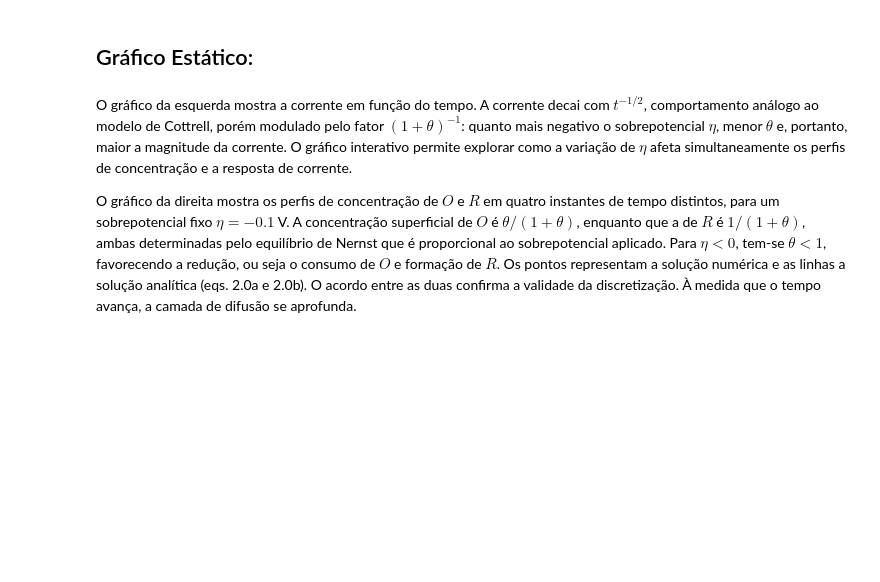
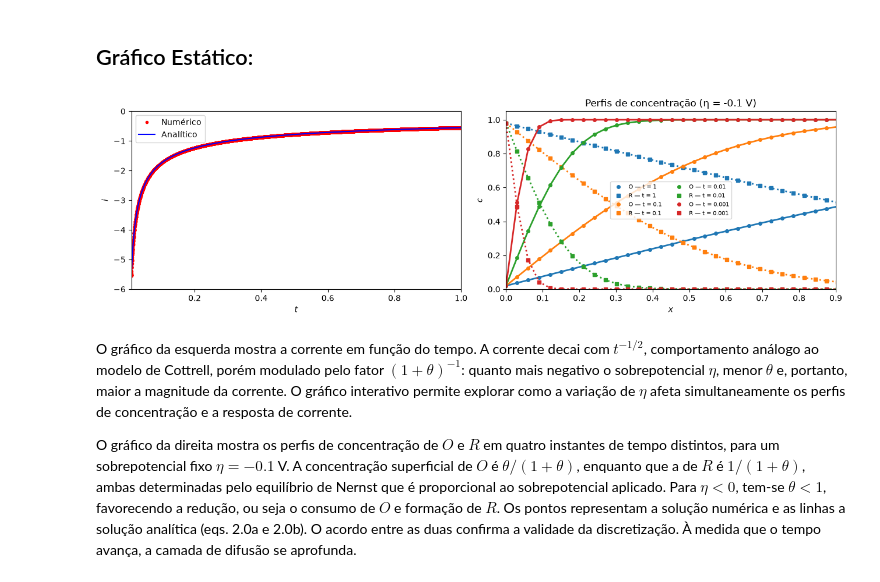
Before and after one commit to lochipe/PyFaraday, a Jupyter notebook: notebooks/02_step_diffusional_rev.ipynb, the cells around one changed output. Drawn from its saved outputs; the diff is of its cells as text; code cells hidden in the pictures; blank space fills up the shorter version.

```diff
--- a/notebooks/02_step_diffusional_rev.ipynb
+++ b/notebooks/02_step_diffusional_rev.ipynb
@@ -174,3 +181,5 @@ discretisation.process_model(model)
+# %%
+solver  = pybamm.IDAKLUSolver()
 # %% [markdown]
 ## Funções Analíticas:
 # %%
@@ -201,9 +210,8 @@ def analytical_current(t, eta):
 # %%
 DEFAULT_ETA = -0.1  # sobrepotencial padrão [V]
 
-static_solver  = pybamm.ScipySolver()
 time           = np.linspace(1e-5, 1, 1000)
-solution       = static_solver.solve(
+solution       = solver.solve(
     model, time, inputs={"Sobrepotencial Aplicado [V]": DEFAULT_ETA}
 )
 
@@ -231,33 +239,35 @@ for t_i, color in zip(times, colors):
     )
     # ── espécie R ─────────────────────────────────────────────────────────
     ax2.plot(
         x_plot, concentration_r_solution(t=t_i, x=x_plot),
         "s", color=color, markersize=5,
         label=f"R — t = {t_i}",
     )
     # analítico sem label — linha de referência, não entra na legenda
     ax2.plot(
         x_plot, analytical_concentration_r(x_plot, t_i, DEFAULT_ETA),
         ":", color=color, linewidth=2,
     )
 
 ax2.set_xlabel(r"$x$")
 ax2.set_ylabel(r"$c$")
 ax2.set_xlim([0, 0.9])
 ax2.set_ylim([0, 1.05])
 ax2.legend(fontsize=7, ncol=2)
 ax2.set_title(f"Perfis de concentração (η = {DEFAULT_ETA} V)")
 
 ax1.plot(solution.t, flux_o_solution(solution.t, x=0), "r.", label="Numérico")
 ax1.plot(solution.t, analytical_current(solution.t, DEFAULT_ETA), "b-", label="Analítico")
 ax1.set_xlabel(r"$t$")
 ax1.set_ylabel(r"$i$")
 ax1.set_xlim([0.01, 1])
 ax1.set_ylim([-6, 0])
 ax1.legend()
 
 plt.tight_layout()
 plt.show()
+# %% [output]
+[figure, added]
 # %% [markdown]
 O gráfico da esquerda mostra a corrente em função do tempo. A corrente decai com $t^{-1/2}$, comportamento análogo ao modelo de Cottrell, porém modulado pelo fator $(1+\theta)^{-1}$: quanto mais negativo o sobrepotencial $\eta$, menor $\theta$ e, portanto, maior a magnitude da corrente. O gráfico interativo permite explorar como a variação de $\eta$ afeta simultaneamente os perfis de concentração e a resposta de corrente.
 
```
Also changed, not shown: parts of 9 cells of this notebook, 1 other file.
